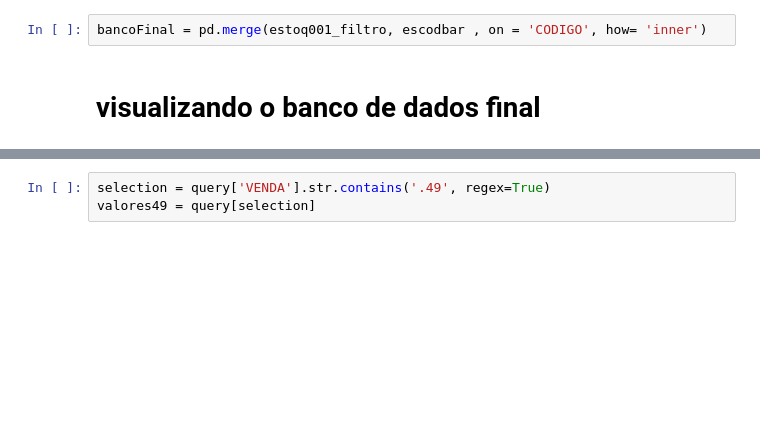
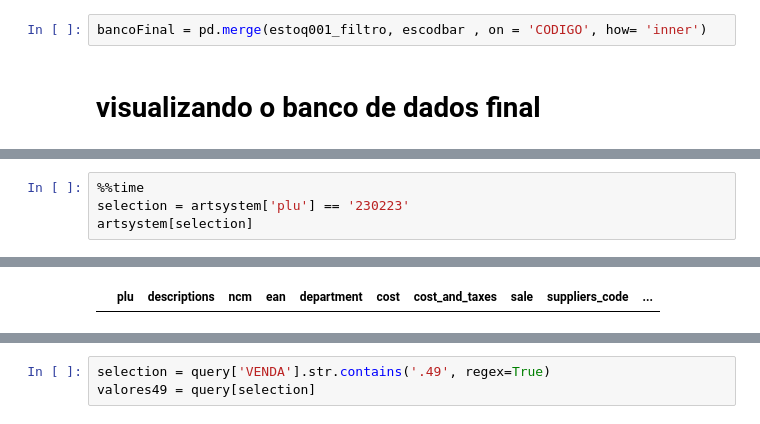
Before and after one commit to MurilloHMS/projeto-sdb, a Jupyter notebook: correcao_base.ipynb, the cells around one changed output, grey strips where cells are left out. Drawn from its saved outputs; the diff is of its cells as text; blank space fills up the shorter version.

```diff
--- a/correcao_base.ipynb
+++ b/correcao_base.ipynb
@@ -271,0 +268,5 @@ query['VENDA'] = query['VENDA'].apply(str)
+# %%
+%%time
+selection = artsystem['plu'] == '230223'
+artsystem[selection]
+# %% [output]
@@ -271,0 +275 @@ query['VENDA'] = query['VENDA'].apply(str)
+|  | plu | descriptions | ncm | ean | department | cost | cost_and_taxes | sale | suppliers_code | ... |
```
Also changed, not shown: parts of 39 cells of this notebook.
